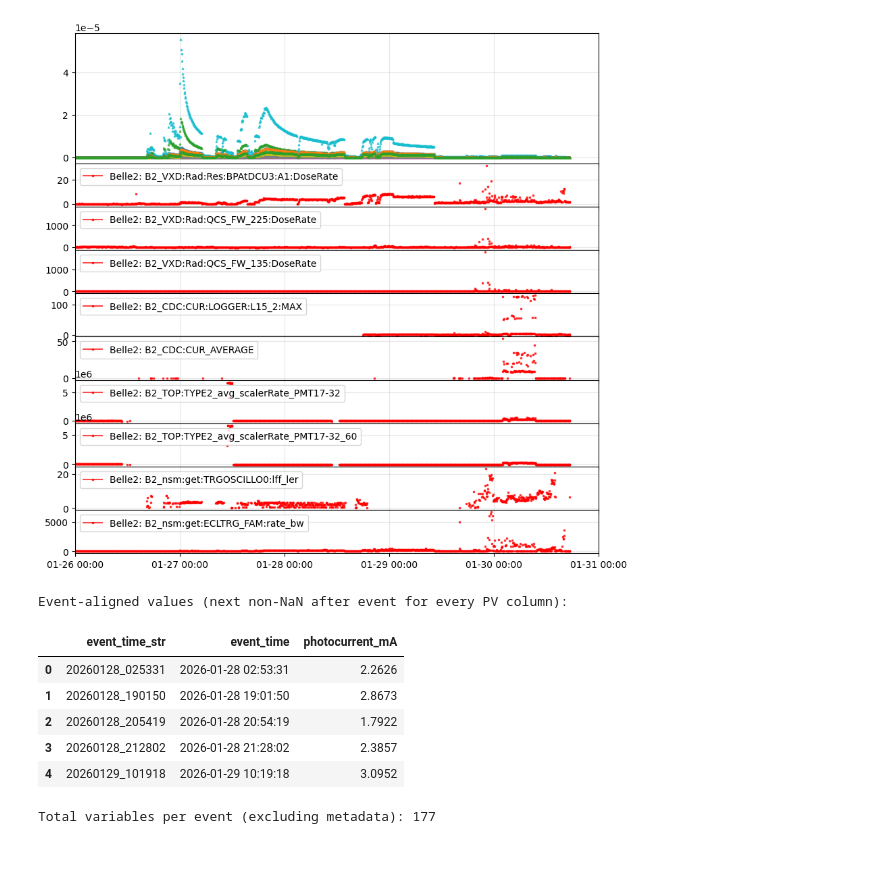
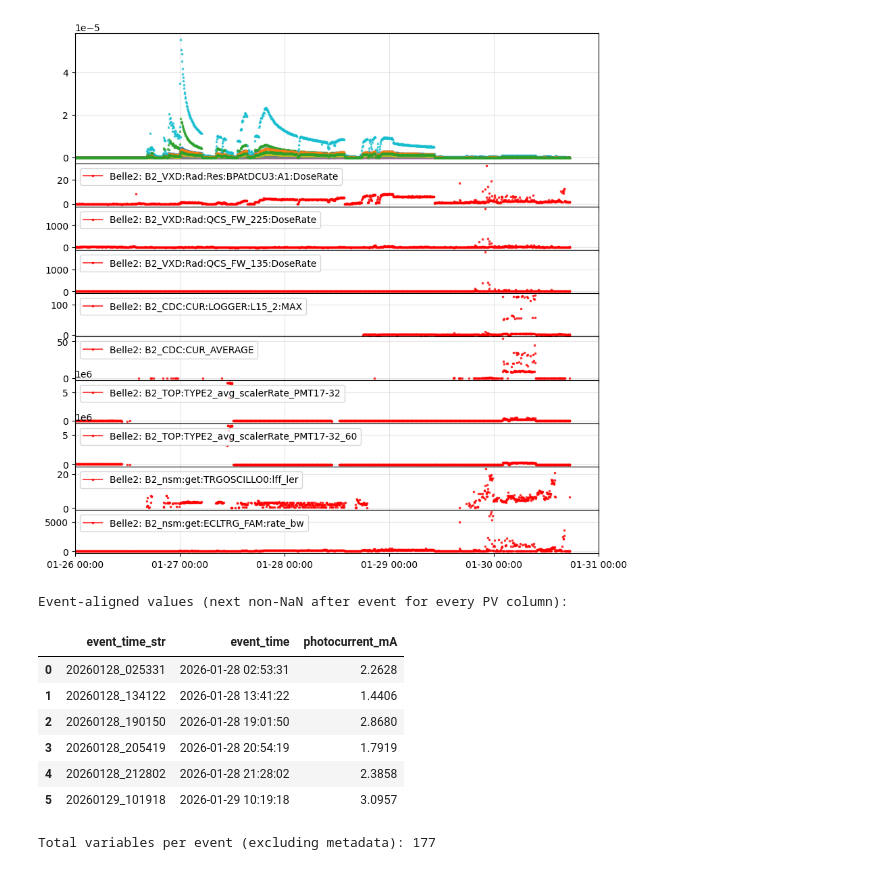
Before and after one commit to xylulu/SBL_code, a Jupyter notebook: multi_plot.ipynb, the cells around one changed output. Saved outputs shown, nothing was run; the diff lists cells and outputs as text; code cells hidden in the pictures.

```diff
--- a/multi_plot.ipynb
+++ b/multi_plot.ipynb
@@ -485,11 +485,12 @@ Saved acc_group1_14.png and acc_group2_13.png
 # %%
 # Build event-aligned data (next numeric value after event) + photocurrent
 events = [
-    {"time": "20260128_025331", "photocurrent_mA": 2.2626},
-    {"time": "20260128_190150", "photocurrent_mA": 2.8673},
-    {"time": "20260128_205419", "photocurrent_mA": 1.7922},
-    {"time": "20260128_212802", "photocurrent_mA": 2.3857},
-    {"time": "20260129_101918", "photocurrent_mA": 3.0952},
+    {"time": "20260128_025331", "photocurrent_mA": 2.2628},
+    {"time": "20260128_134122", "photocurrent_mA": 1.4406},
+    {"time": "20260128_190150", "photocurrent_mA": 2.8680},
+    {"time": "20260128_205419", "photocurrent_mA": 1.7919},
+    {"time": "20260128_212802", "photocurrent_mA": 2.3858},
+    {"time": "20260129_101918", "photocurrent_mA": 3.0957},
 ]
 
 def parse_event_time(time_str):
@@ -512,38 +513,39 @@ def next_value_after_event(df, ts, col, prefix):
 
 event_records = []
 for ev in events:
     event_time = parse_event_time(ev["time"])
     record = {
         "event_time": event_time,
         "event_time_str": ev["time"],
         "photocurrent_mA": ev["photocurrent_mA"]
     }
     # For every numeric column in each file, grab the next available non-NaN value after the event
     for col in acc1_numeric_cols:
         record.update(next_value_after_event(acc_df1, event_time, col, "acc1"))
     for col in acc2_numeric_cols:
         record.update(next_value_after_event(acc_df2, event_time, col, "acc2"))
     for col in belle2_numeric_cols:
         record.update(next_value_after_event(belle2_df, event_time, col, "belle2"))
     for col in vacuum_numeric_cols:
         record.update(next_value_after_event(vacuum_df, event_time, col, "vacuum"))
     event_records.append(record)
 
 event_values_df = pd.DataFrame(event_records)
 event_photocurrent_mA = event_values_df["photocurrent_mA"].values
 event_times = event_values_df["event_time"].values
 
 print("Event-aligned values (next non-NaN after event for every PV column):")
 display(event_values_df[["event_time_str", "event_time", "photocurrent_mA"]])
 print(f"Total variables per event (excluding metadata): {event_values_df.shape[1] - 3}")
 # %% [output]
 Event-aligned values (next non-NaN after event for every PV column):
 |  | event_time_str | event_time | photocurrent_mA |
-| 0 | 20260128_025331 | 2026-01-28 02:53:31 | 2.2626 |
-| 1 | 20260128_190150 | 2026-01-28 19:01:50 | 2.8673 |
-| 2 | 20260128_205419 | 2026-01-28 20:54:19 | 1.7922 |
-| 3 | 20260128_212802 | 2026-01-28 21:28:02 | 2.3857 |
-| 4 | 20260129_101918 | 2026-01-29 10:19:18 | 3.0952 |
+| 0 | 20260128_025331 | 2026-01-28 02:53:31 | 2.2628 |
+| 1 | 20260128_134122 | 2026-01-28 13:41:22 | 1.4406 |
+| 2 | 20260128_190150 | 2026-01-28 19:01:50 | 2.8680 |
+| 3 | 20260128_205419 | 2026-01-28 20:54:19 | 1.7919 |
+| 4 | 20260128_212802 | 2026-01-28 21:28:02 | 2.3858 |
+| 5 | 20260129_101918 | 2026-01-29 10:19:18 | 3.0957 |
 Total variables per event (excluding metadata): 177
 # %%
 # Correlate all PV values with photocurrent + heatmap (using absolute values)
```
Also changed, not shown: parts of 4 cells of this notebook, 1 other file.
